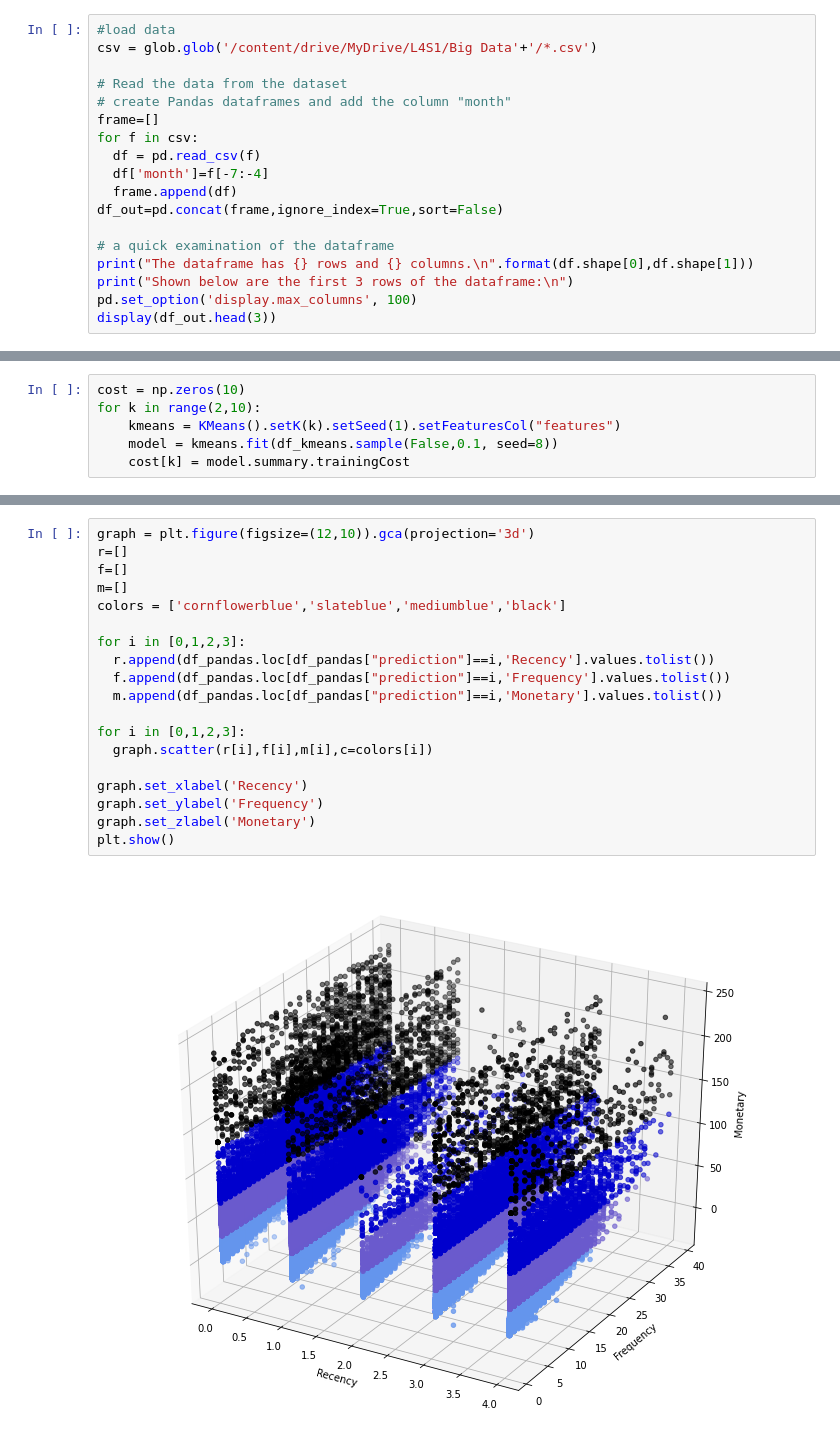
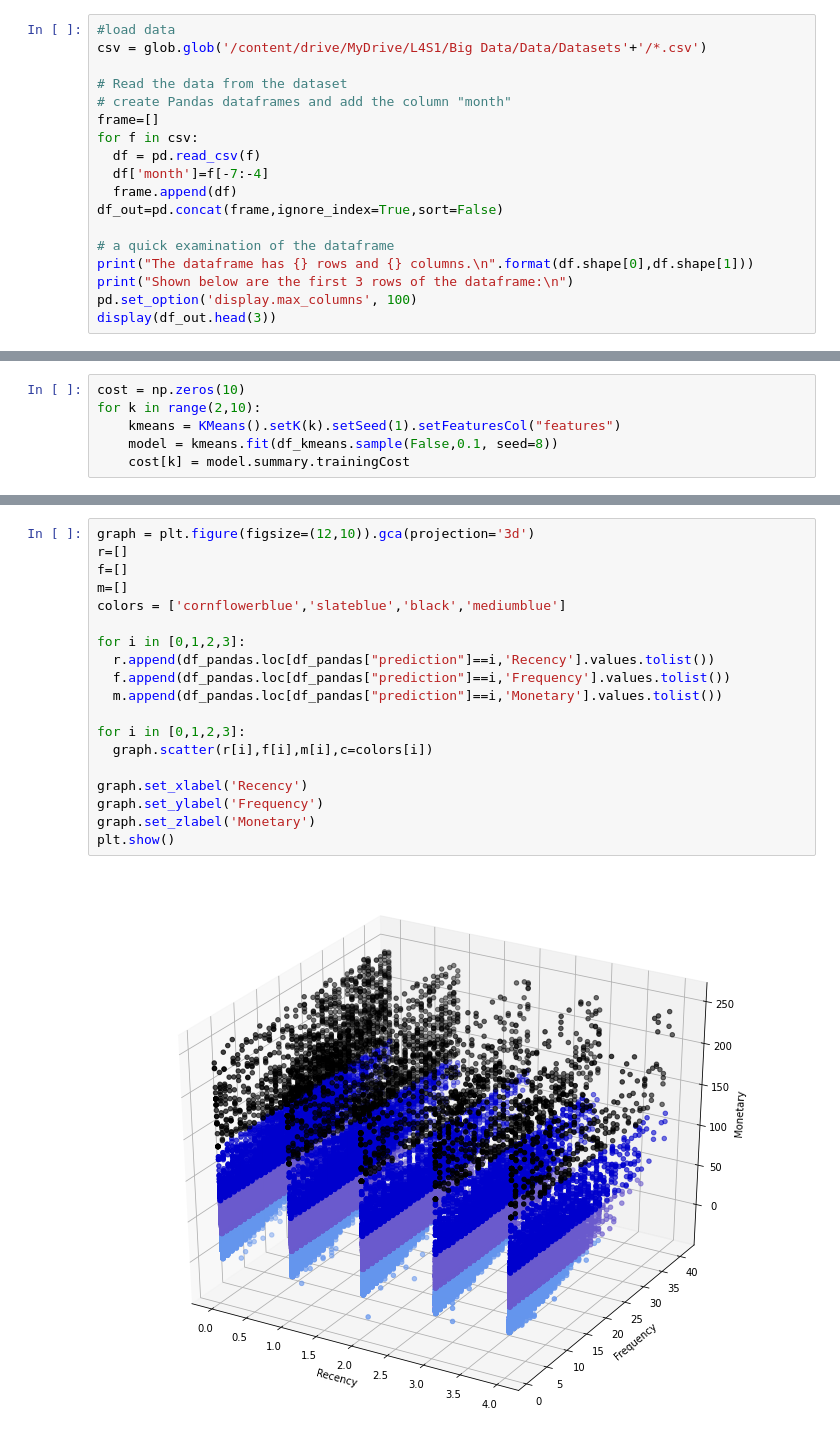
Before and after one commit to Dushanthimadhushika3/Customer-Segmentation-using-RFM-Model-KMean-Algorithm, a Jupyter notebook: Customer_Segmentation_using_RFM_Model_&_KMean_Algorithm.ipynb, the cells around one changed output, grey strips where cells are left out. Saved outputs shown, nothing was run; the diff lists cells and outputs as text.

```diff
--- a/Customer_Segmentation_using_RFM_Model_&_KMean_Algorithm.ipynb
+++ b/Customer_Segmentation_using_RFM_Model_&_KMean_Algorithm.ipynb
@@ -33,7 +30,7 @@ spark = SparkSession.builder.master("local").appName("Colab")\
         .config('spark.ui.port', '4050').getOrCreate()
 # %%
 #load data
-csv = glob.glob('/content/drive/MyDrive/L4S1/Big Data'+'/*.csv')
+csv = glob.glob('/content/drive/MyDrive/L4S1/Big Data/Data/Datasets'+'/*.csv')
 
 # Read the data from the dataset
 # create Pandas dataframes and add the column "month"
@@ -239,24 +236,24 @@ df_pandas.head(3)
 # %%
 graph = plt.figure(figsize=(12,10)).gca(projection='3d')
 r=[]
 f=[]
 m=[]
-colors = ['cornflowerblue','slateblue','mediumblue','black']
+colors = ['cornflowerblue','slateblue','black','mediumblue']
 
 for i in [0,1,2,3]:
   r.append(df_pandas.loc[df_pandas["prediction"]==i,'Recency'].values.tolist())
   f.append(df_pandas.loc[df_pandas["prediction"]==i,'Frequency'].values.tolist())
   m.append(df_pandas.loc[df_pandas["prediction"]==i,'Monetary'].values.tolist())
 
 for i in [0,1,2,3]:
   graph.scatter(r[i],f[i],m[i],c=colors[i])
 
 graph.set_xlabel('Recency')
 graph.set_ylabel('Frequency')
 graph.set_zlabel('Monetary')
 plt.show()
 # %% [output]
-[figure, old version]
+[figure, new version]
 # %%
 seg=df_pandas.groupby('prediction').size().to_frame().rename(columns={0:'number of customers'}).reset_index()
 seg_names=['Hibernating','Recent Customers','Potential Loyalist','At Risk']
```
Also changed, not shown: parts of 14 cells of this notebook.
